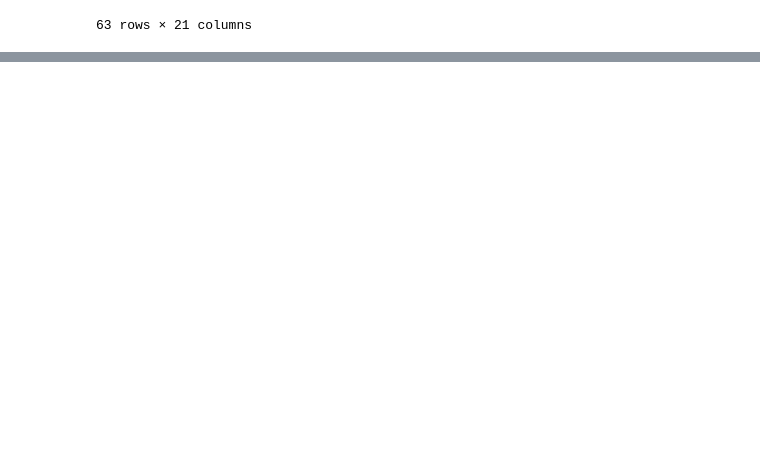
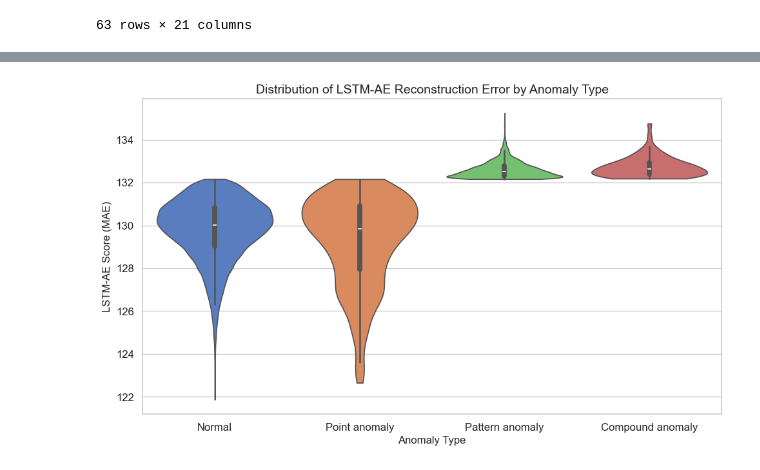
Before and after one commit to Jeremiah-Bachtin/comp1884-group6-weather-anomaly-detection-system, a Jupyter notebook: notebooks/notebook_jeremy_ETL_and_ML_v1.ipynb, the cells around one changed output, grey strips where cells are left out. Drawn from its saved outputs; the diff is of its cells as text; code cells hidden in the pictures; blank space fills up the shorter version.

Commit message:
Performed evaluation of LSTM scores on the retrospective test set (i.e. the scored training set).

```diff
--- a/notebooks/notebook_jeremy_ETL_and_ML_v1.ipynb
+++ b/notebooks/notebook_jeremy_ETL_and_ML_v1.ipynb
@@ -1086,5 +1088,3 @@ df_train[(df_train['is_lstm_anomaly'] == True)&(df_train['is_if_anomaly'] == Tru
 | 2024-08-21 13:00:00 | 19.6 | 1014.6 | 21.0 | 0.1 | 0.348589 | ... |
 | 2024-08-31 14:00:00 | 19.4 | 1019.1 | 22.7 | 0.2 | 0.363677 | ... |
 63 rows × 21 columns
-# %%
-df_train.drop(columns=['pseudo_label'], inplace = True)
@@ -1107,0 +1128,31 @@ df_train
+# %%
+# Step 12.8: Violin plots of LSTM-AE error across all anomaly labels (training set)
+
+# Prepare data
+df_plot = df_train[["anomaly_label", "lstm_score"]].dropna()
+
+# Set style
+sns.set(style="whitegrid", font_scale=1.1)
+
+# Create violin plot with hue assigned
+plt.figure(figsize=(10, 6))
+sns.violinplot(
+    x="anomaly_label",
+    y="lstm_score",
+    hue="anomaly_label",
+    data=df_plot,
+    inner="box",
+    palette="muted",
+    legend=False,
+    cut=0
+)
+
+# Clean visuals
+plt.title("Distribution of LSTM-AE Reconstruction Error by Anomaly Type", fontsize=14)
+plt.xlabel("Anomaly Type", fontsize=12)
+plt.ylabel("LSTM-AE Score (MAE)", fontsize=12)
+plt.xticks(rotation=0)
+plt.tight_layout()
+plt.show()
+# %% [output]
+[figure, added]
```
Also changed, not shown: parts of 6 cells of this notebook.
